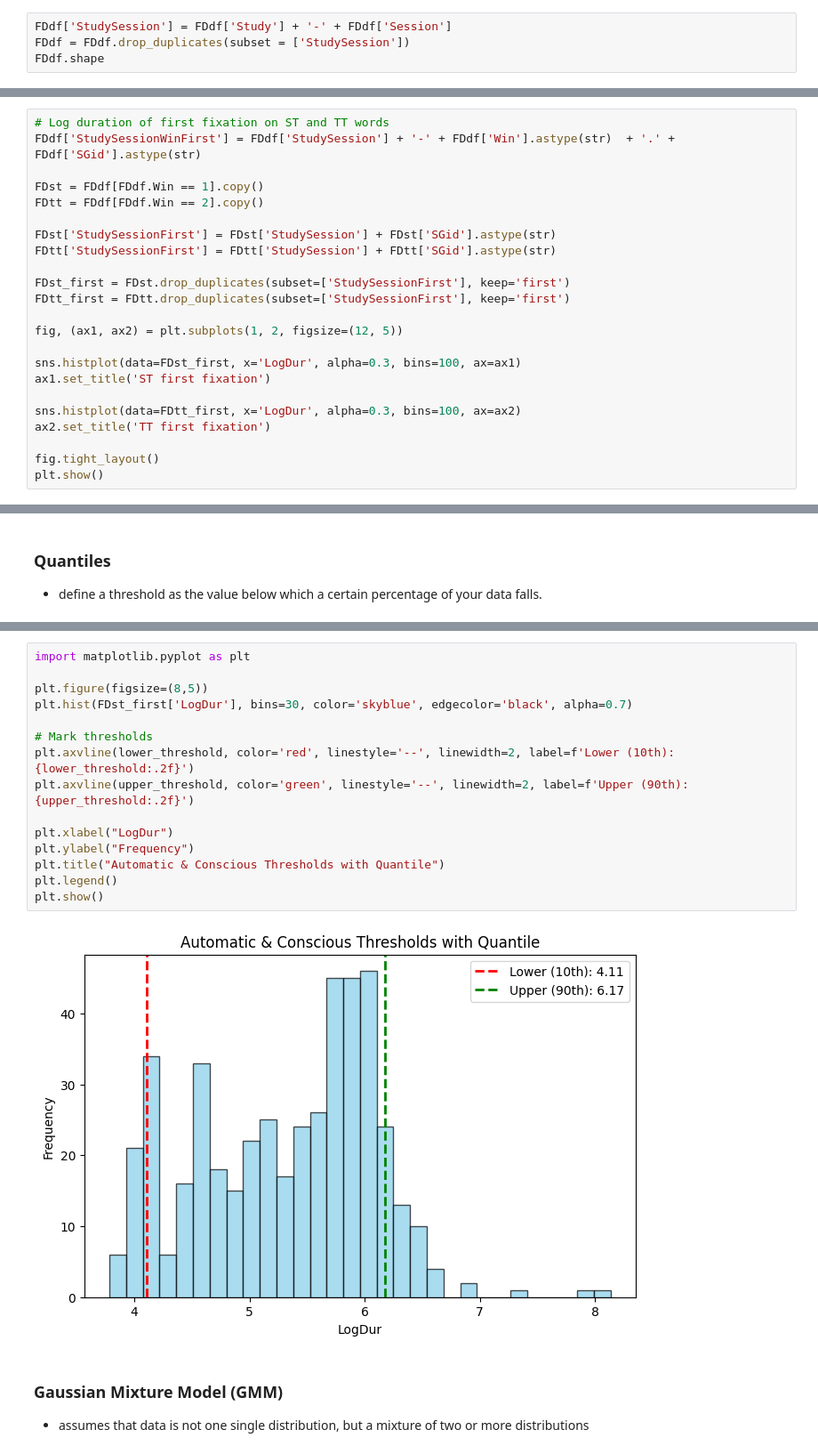
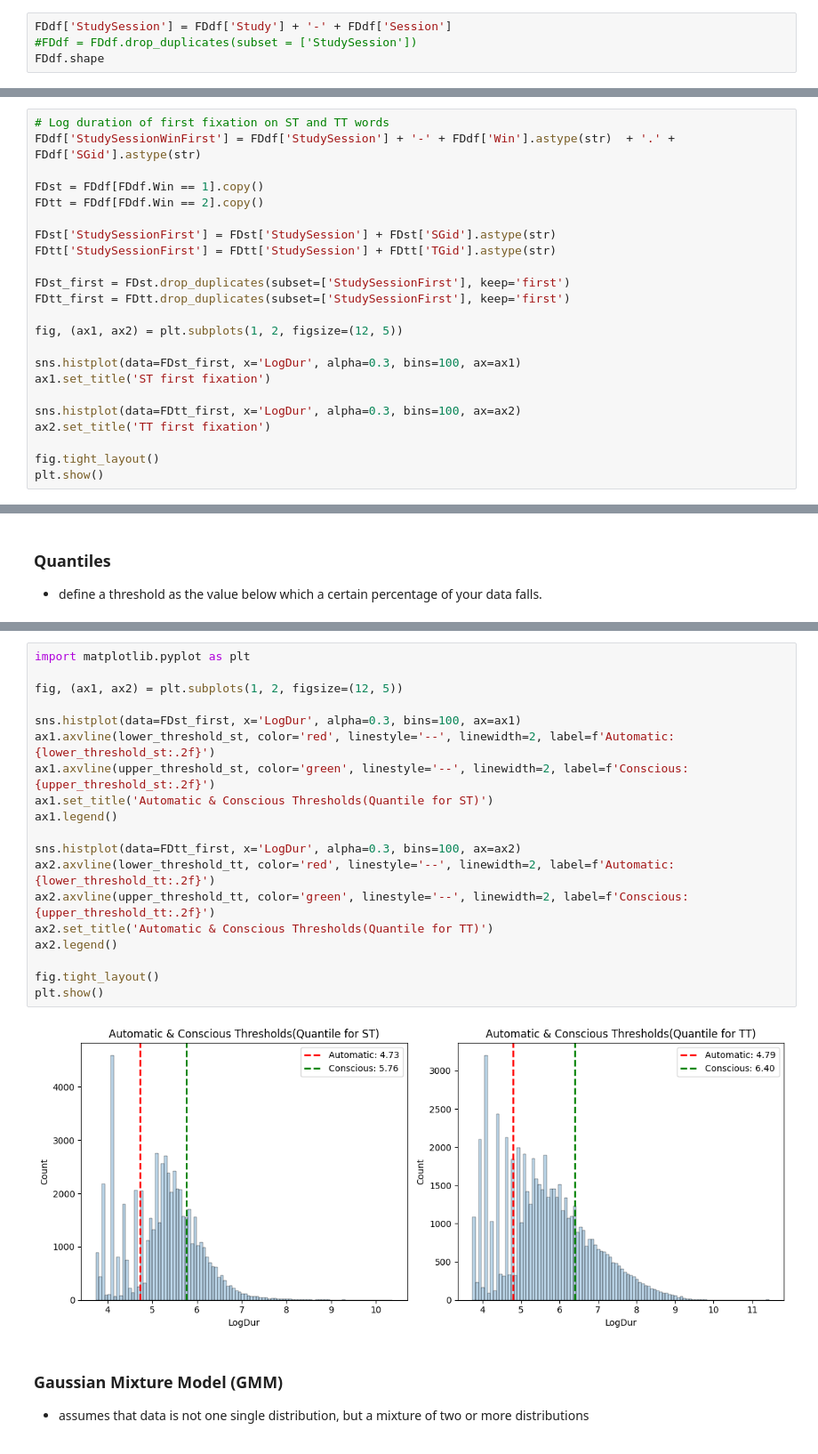
Before and after one commit to Critt-Kent/Key-Gaze-Correlation, a Jupyter notebook: Key-Gaze-correlation.ipynb, the cells around one changed output, grey strips where cells are left out. Shown at 89% size. Cells and saved outputs as stored; diff of their text form.

```diff
--- a/Key-Gaze-correlation.ipynb
+++ b/Key-Gaze-correlation.ipynb
@@ -57,6 +57,6 @@ AUdf.shape
 (490, 73)
 # %%
 FDdf['StudySession'] = FDdf['Study'] + '-' + FDdf['Session']
-FDdf = FDdf.drop_duplicates(subset = ['StudySession'])
+#FDdf = FDdf.drop_duplicates(subset = ['StudySession'])
 FDdf.shape
 # %% [output]
@@ -101,7 +101,7 @@ FDst = FDdf[FDdf.Win == 1].copy()
 FDtt = FDdf[FDdf.Win == 2].copy()
 
 FDst['StudySessionFirst'] = FDst['StudySession'] + FDst['SGid'].astype(str)
-FDtt['StudySessionFirst'] = FDtt['StudySession'] + FDtt['SGid'].astype(str)
+FDtt['StudySessionFirst'] = FDtt['StudySession'] + FDtt['TGid'].astype(str)
 
 FDst_first = FDst.drop_duplicates(subset=['StudySessionFirst'], keep='first')
 FDtt_first = FDtt.drop_duplicates(subset=['StudySessionFirst'], keep='first')
@@ -227,20 +271,24 @@ Conscious Threshold (Upper Bound): 6.17 (anything above this is 'Conscious')
 # %%
 import matplotlib.pyplot as plt
 
-plt.figure(figsize=(8,5))
-plt.hist(FDst_first['LogDur'], bins=30, color='skyblue', edgecolor='black', alpha=0.7)
+fig, (ax1, ax2) = plt.subplots(1, 2, figsize=(12, 5))
 
-# Mark thresholds
-plt.axvline(lower_threshold, color='red', linestyle='--', linewidth=2, label=f'Lower (10th): {lower_threshold:.2f}')
-plt.axvline(upper_threshold, color='green', linestyle='--', linewidth=2, label=f'Upper (90th): {upper_threshold:.2f}')
+sns.histplot(data=FDst_first, x='LogDur', alpha=0.3, bins=100, ax=ax1)
+ax1.axvline(lower_threshold_st, color='red', linestyle='--', linewidth=2, label=f'Automatic: {lower_threshold_st:.2f}')
+ax1.axvline(upper_threshold_st, color='green', linestyle='--', linewidth=2, label=f'Conscious: {upper_threshold_st:.2f}')
+ax1.set_title('Automatic & Conscious Thresholds(Quantile for ST)')
+ax1.legend()
 
-plt.xlabel("LogDur")
-plt.ylabel("Frequency")
-plt.title("Automatic & Conscious Thresholds with Quantile")
-plt.legend()
+sns.histplot(data=FDtt_first, x='LogDur', alpha=0.3, bins=100, ax=ax2)
+ax2.axvline(lower_threshold_tt, color='red', linestyle='--', linewidth=2, label=f'Automatic: {lower_threshold_tt:.2f}')
+ax2.axvline(upper_threshold_tt, color='green', linestyle='--', linewidth=2, label=f'Conscious: {upper_threshold_tt:.2f}')
+ax2.set_title('Automatic & Conscious Thresholds(Quantile for TT)')
+ax2.legend()
+
+fig.tight_layout()
 plt.show()
 # %% [output]
-[figure, old version]
+[figure, new version]
 # %% [markdown]
 ### Gaussian Mixture Model (GMM)
 - assumes that data is not one single distribution, but a mixture of two or more distributions
```
Also changed, not shown: parts of 17 cells of this notebook.
